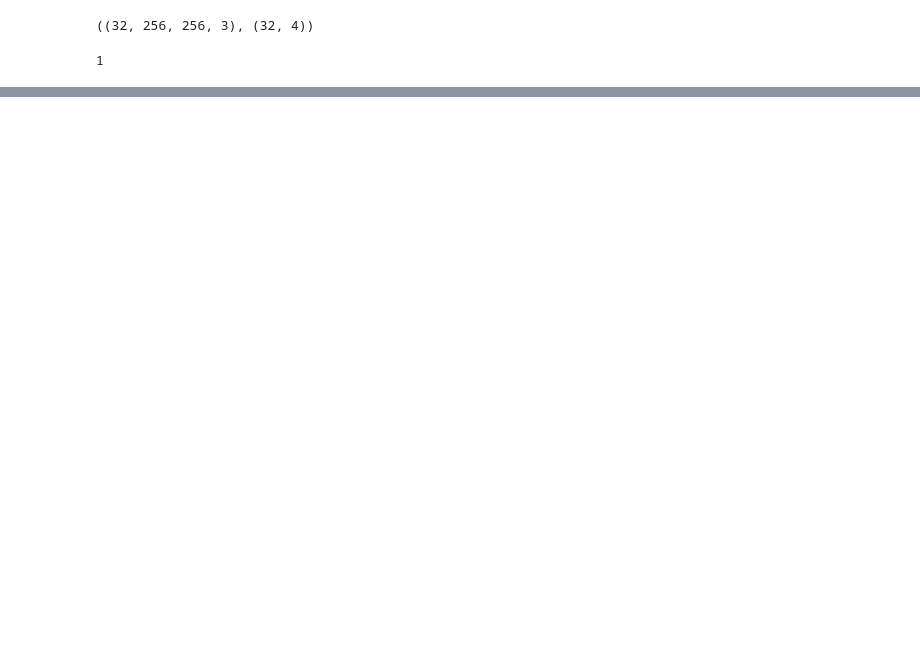
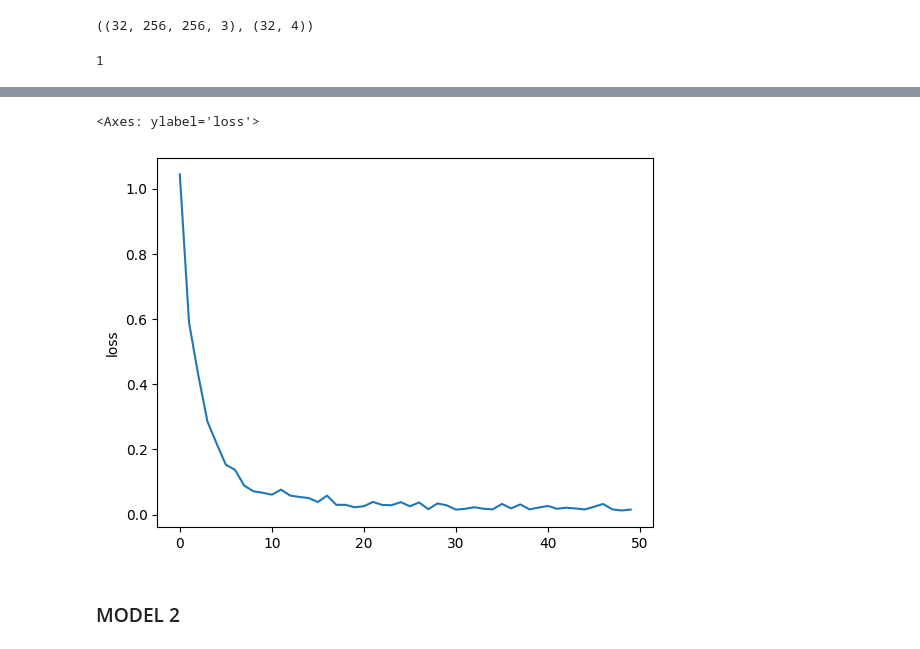
Before and after one commit to jinnn11/Brain-Tumour-Classification, a Jupyter notebook: notebook.ipynb, the cells around one changed output, grey strips where cells are left out. Drawn from its saved outputs; the diff is of its cells as text; code cells hidden in the pictures; blank space fills up the shorter version.

```diff
--- a/notebook.ipynb
+++ b/notebook.ipynb
@@ -65,7 +65,7 @@ test_dir = "Dataset/Testing"
 # %%
 from tensorflow.keras.preprocessing.image import ImageDataGenerator
 
-train_datagen = ImageDataGenerator(rescale=1./255)
+train_datagen = ImageDataGenerator(rescale=1./255,validation_split=.1 )
 test_datagen = ImageDataGenerator(rescale=1./255)
 # %%
 train_data = train_datagen.flow_from_directory(directory=train_dir,
@@ -102,0 +103,32 @@ model = Sequential([
+# %%
+
+model = Sequential([
+    Conv2D(64, (3,3), activation='relu', input_shape=(256,256,3)),
+    MaxPooling2D((2,2)),
+
+    Conv2D(128, (3,3), activation="relu" ),
+    MaxPooling2D((2,2)),
+
+    Conv2D(256, (3,3), activation="relu"),
+    MaxPooling2D((2,2)),
+
+    Flatten(),
+
+    Dense(128, activation='relu'),
+    Dropout(.5),
+
+    Dense(4, activation="softmax")
+])
+
+model.compile(optimizer="Adam",
+              loss='categorical_crossentropy',
+              metrics=['accuracy']
+              )
+
+
+history = model.fit(train_data,
+                    epochs=50,
+                    batch_size=32,
+                    validation_data=valid_data,
+                    steps_per_epoch=len(train_data),
+                    validation_steps=len(valid_data))
@@ -102,0 +153,6 @@ model = Sequential([
+# %%
+import pandas as pd
+import seaborn as sns
+import matplotlib.pyplot as plt
+history_df = pd.DataFrame(history.history)
+history_df.head()
@@ -102,0 +166,8 @@ model = Sequential([
+# %%
+sns.lineplot(x=history_df.index, y="loss", data=history_df)
+sns.lineplot(x=history_df.index, y="val_loss", data=history_df)
+# %% [output]
+<Axes: ylabel='loss'>
+[figure, added]
+# %% [markdown]
+### MODEL 2
```
Also changed, not shown: parts of 9 cells of this notebook.
